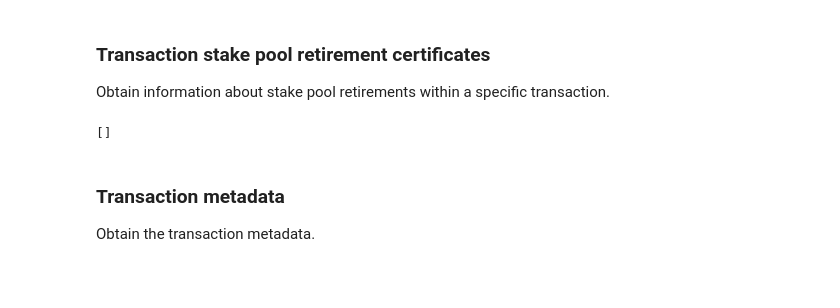
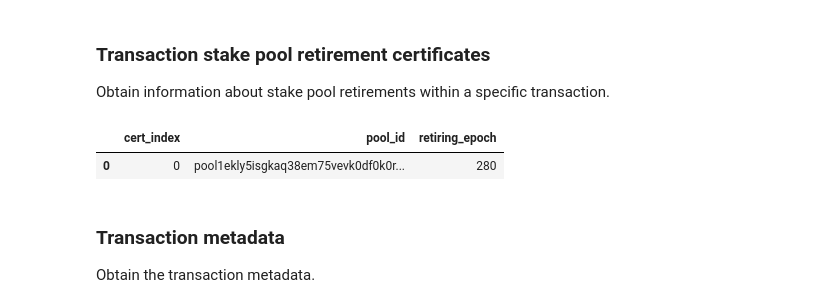
Before and after one commit to attadje/py-cardano-explorer, a Jupyter notebook: notebooks/readme.ipynb, the cells around one changed output. Saved outputs shown, nothing was run; the diff lists cells and outputs as text; code cells hidden in the pictures; blank space fills up the shorter version.

```diff
--- a/notebooks/readme.ipynb
+++ b/notebooks/readme.ipynb
@@ -664,12 +672,20 @@ cardano_mainnet.tx_stake_pool_update(stake_pool_registration_tx_hash,
 
 Obtain information about stake pool retirements within a specific transaction.
 # %%
-cardano_mainnet.tx_stake_pool_retirement_cert(stake_tx_hash)
+cardano_mainnet.tx_stake_pool_retirement_cert(tx_hash)
 #or
-cardano_mainnet.tx_stake_pool_retirement_cert(stake_tx_hash,
+cardano_mainnet.tx_stake_pool_retirement_cert(tx_hash,
                                               pandas=True) # Optional: Return a pandas dataframe
-# %% [output]
-[]
+# %%
+import pandas as pd
+pd.DataFrame.from_dict([{
+"cert_index": 0,
+"pool_id": "pool1ekly5isgkaq38em75vevk0df0k0rljju77tljw288ys5kumqce5",
+"retiring_epoch": 280
+}])
+# %% [output]
+|  | cert_index | pool_id | retiring_epoch |
+| 0 | 0 | pool1ekly5isgkaq38em75vevk0df0k0r... | 280 |
 # %% [markdown]
 ### Transaction metadata
 
```
Also changed, not shown: parts of 23 cells of this notebook.
